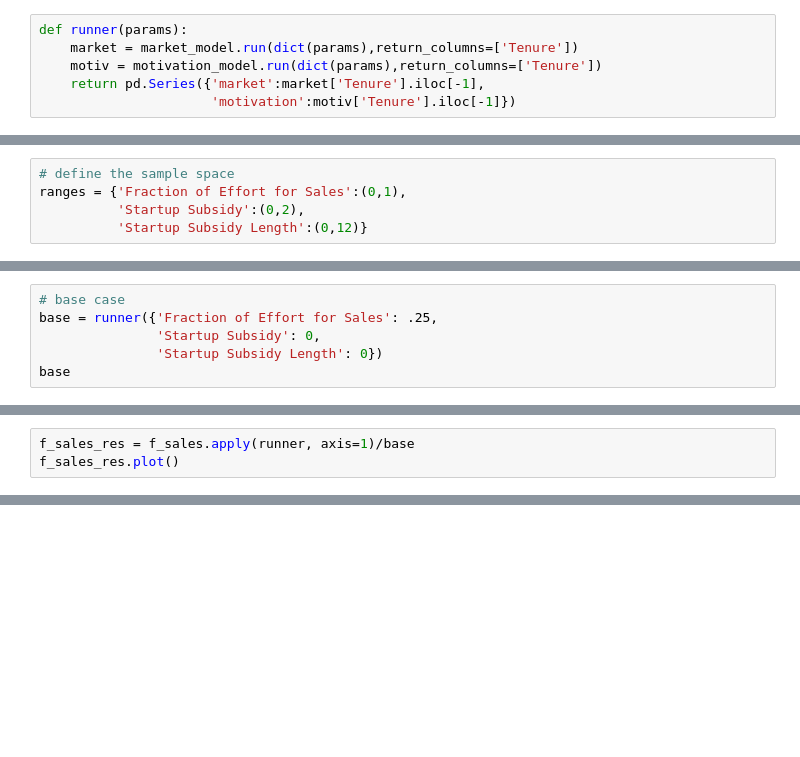
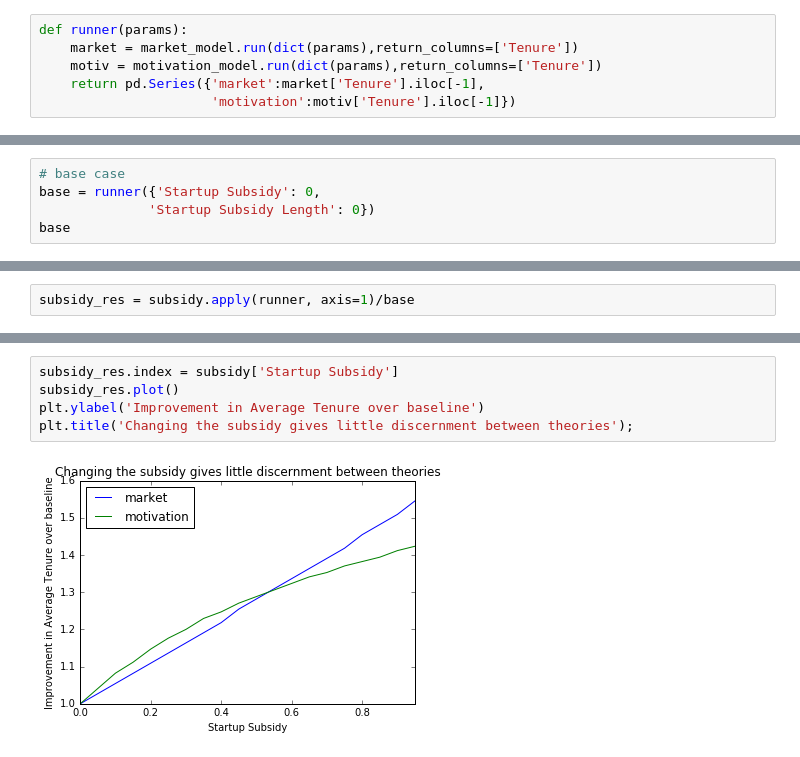
Before and after one commit to SDXorg/PySD-Cookbook, a Jupyter notebook: source/analyses/model_comparison/Designing_Experiments.ipynb, the cells around one changed output, grey strips where cells are left out. Cells and saved outputs as stored; diff of their text form; blank space fills up the shorter version.

```diff
--- a/source/analyses/model_comparison/Designing_Experiments.ipynb
+++ b/source/analyses/model_comparison/Designing_Experiments.ipynb
@@ -42,5 +50,5 @@ def runner(params):
 # %%
-# define the sample space
-ranges = {'Fraction of Effort for Sales':(0,1),
-          'Startup Subsidy':(0,2),
-          'Startup Subsidy Length':(0,12)}
+# base case
+base = runner({'Startup Subsidy': 0,
+              'Startup Subsidy Length': 0})
+base
@@ -47,6 +58,0 @@ ranges = {'Fraction of Effort for Sales':(0,1),
-# %%
-# base case
-base = runner({'Fraction of Effort for Sales': .25,
-               'Startup Subsidy': 0,
-               'Startup Subsidy Length': 0})
-base
@@ -75,3 +69,2 @@ f_sales
 # %%
-f_sales_res = f_sales.apply(runner, axis=1)/base
-f_sales_res.plot()
+subsidy_res = subsidy.apply(runner, axis=1)/base
@@ -81,0 +71,7 @@ f_sales_res.plot()
+# %%
+subsidy_res.index = subsidy['Startup Subsidy']
+subsidy_res.plot()
+plt.ylabel('Improvement in Average Tenure over baseline')
+plt.title('Changing the subsidy gives little discernment between theories');
+# %% [output]
+[figure, added]
```
Also changed, not shown: parts of 33 cells of this notebook, 2 other files.
